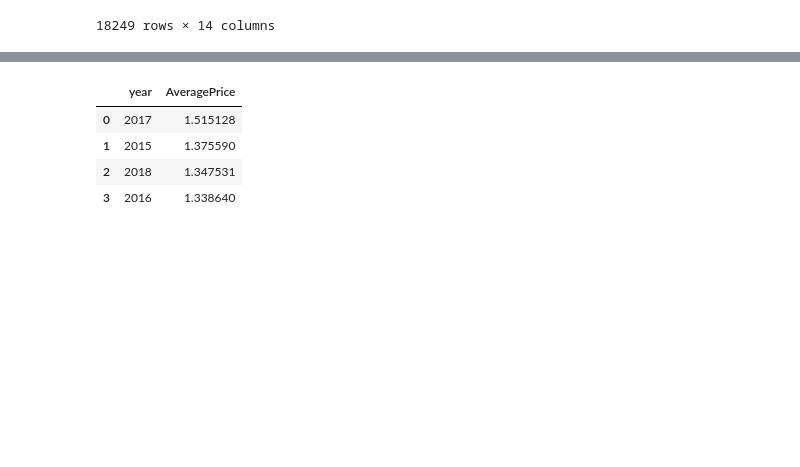
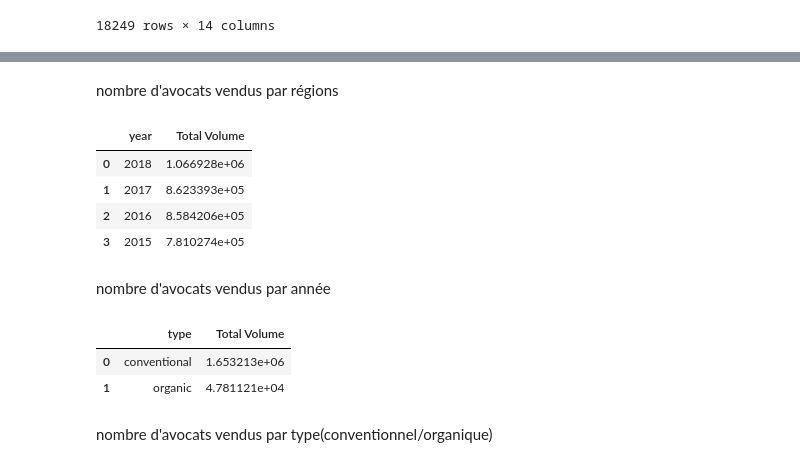
Before and after one commit to Pakopac/ML_Project, a Jupyter notebook: project.ipynb, the cells around one changed output, grey strips where cells are left out. Drawn from its saved outputs; the diff is of its cells as text; code cells hidden in the pictures; blank space fills up the shorter version.

```diff
--- a/project.ipynb
+++ b/project.ipynb
@@ -24,13 +35,27 @@ df
+# %% [markdown]
+nombre d'avocats vendus par régions
 # %%
-nbr = df[['AveragePrice','year']].groupby('year').mean().sort_values(by='AveragePrice', ascending=False)
-nbr.reset_index(0, inplace=True)
-nbr.head()
+volume_year = df[['Total Volume','year']].groupby('year').mean().sort_values(by='Total Volume', ascending=False)
+volume_year.reset_index(0, inplace=True)
+volume_year.head()
 # %% [output]
-|  | year | AveragePrice |
-| 0 | 2017 | 1.515128 |
-| 1 | 2015 | 1.375590 |
-| 2 | 2018 | 1.347531 |
-| 3 | 2016 | 1.338640 |
+|  | year | Total Volume |
+| 0 | 2018 | 1.066928e+06 |
+| 1 | 2017 | 8.623393e+05 |
+| 2 | 2016 | 8.584206e+05 |
+| 3 | 2015 | 7.810274e+05 |
+# %% [markdown]
+nombre d'avocats vendus par année
+# %%
+volume_type = df[['Total Volume','type']].groupby('type').mean().sort_values(by='Total Volume', ascending=False)
+volume_type.reset_index(0, inplace=True)
+volume_type.head()
+# %% [output]
+|  | type | Total Volume |
+| 0 | conventional | 1.653213e+06 |
+| 1 | organic | 4.781121e+04 |
+# %% [markdown]
+nombre d'avocats vendus par type(conventionnel/organique)
 # %%
 df
 # %% [output]
```
Also changed, not shown: parts of 46 cells of this notebook.
